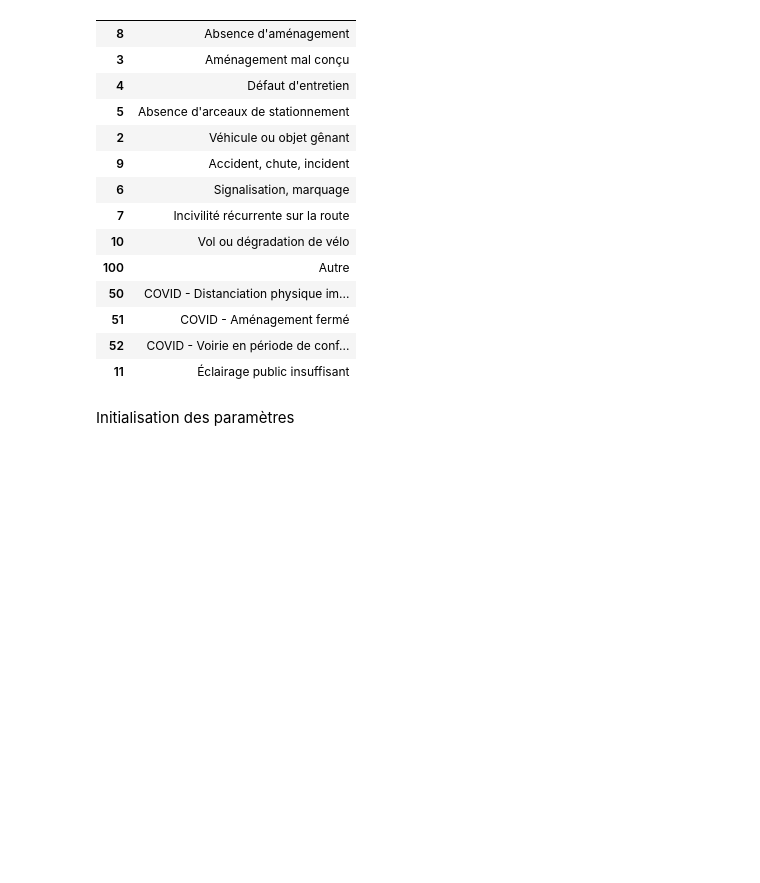
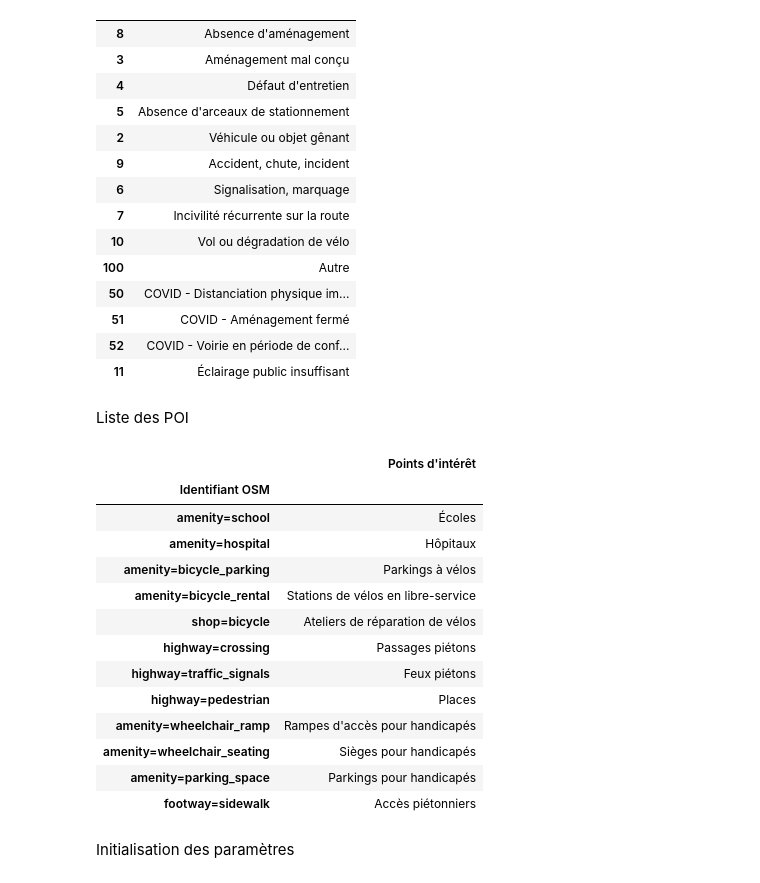
Before and after one commit to chenry02/vigilo-notebooks-bapav, a Jupyter notebook: vigilo2024/data_collection/data_collection.ipynb, the cells around one changed output. Cells and saved outputs as stored; diff of their text form; code cells hidden in the pictures; blank space fills up the shorter version.

Commit message:
data collection 12/04/24

```diff
--- a/vigilo2024/data_collection/data_collection.ipynb
+++ b/vigilo2024/data_collection/data_collection.ipynb
@@ -91,6 +97,50 @@ df_categories
 | 51 | COVID - Aménagement fermé |
 | 52 | COVID - Voirie en période de conf... |
 | 11 | Éclairage public insuffisant |
+# %% [markdown]
+Liste des POI
+# %%
+# Créer un dictionnaire des points d'intérêt et leur identifiant OSM (ex: pour les parkings à vélo : "amenity:bicycle_parking")
+
+poi_dict = {
+    "Écoles": "amenity=school",
+    "Hôpitaux": "amenity=hospital",
+    "Parkings à vélos": "amenity=bicycle_parking",
+    "Stations de vélos en libre-service": "amenity=bicycle_rental",
+    "Ateliers de réparation de vélos": "shop=bicycle",
+    "Passages piétons": "highway=crossing",
+    "Feux piétons": "highway=traffic_signals",
+    "Places": "highway=pedestrian",
+    "Rampes d'accès pour handicapés": "amenity=wheelchair_ramp",
+    "Sièges pour handicapés": "amenity=wheelchair_seating",
+    "Parkings pour handicapés": "amenity=parking_space",
+    "Accès piétonniers": "footway=sidewalk"
+}
+
+
+# Créer un dataframe à partir du dictionnaire
+df_poi = pd.DataFrame(poi_dict.items(), columns=["Points d'intérêt", "Identifiant OSM"])
+
+# Changer l'index
+df_poi = df_poi.set_index("Identifiant OSM")
+
+# Afficher le dataframe
+df_poi
+# %% [output]
+|  | Points d'intérêt |
+| Identifiant OSM |  |
+| amenity=school | Écoles |
+| amenity=hospital | Hôpitaux |
+| amenity=bicycle_parking | Parkings à vélos |
+| amenity=bicycle_rental | Stations de vélos en libre-service |
+| shop=bicycle | Ateliers de réparation de vélos |
+| highway=crossing | Passages piétons |
+| highway=traffic_signals | Feux piétons |
+| highway=pedestrian | Places |
+| amenity=wheelchair_ramp | Rampes d'accès pour handicapés |
+| amenity=wheelchair_seating | Sièges pour handicapés |
+| amenity=parking_space | Parkings pour handicapés |
+| footway=sidewalk | Accès piétonniers |
 # %% [markdown]
 Initialisation des paramètres
 # %%
```
Also changed, not shown: parts of 8 cells of this notebook.
